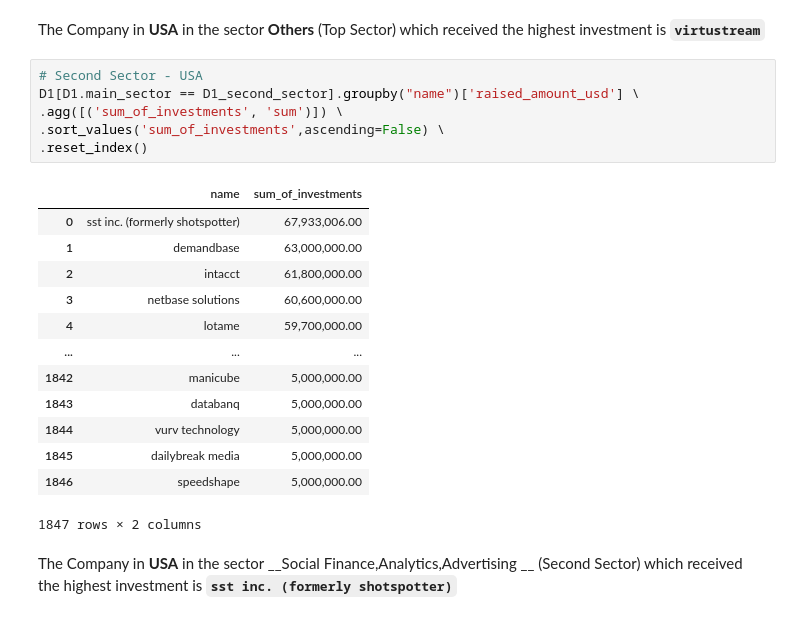
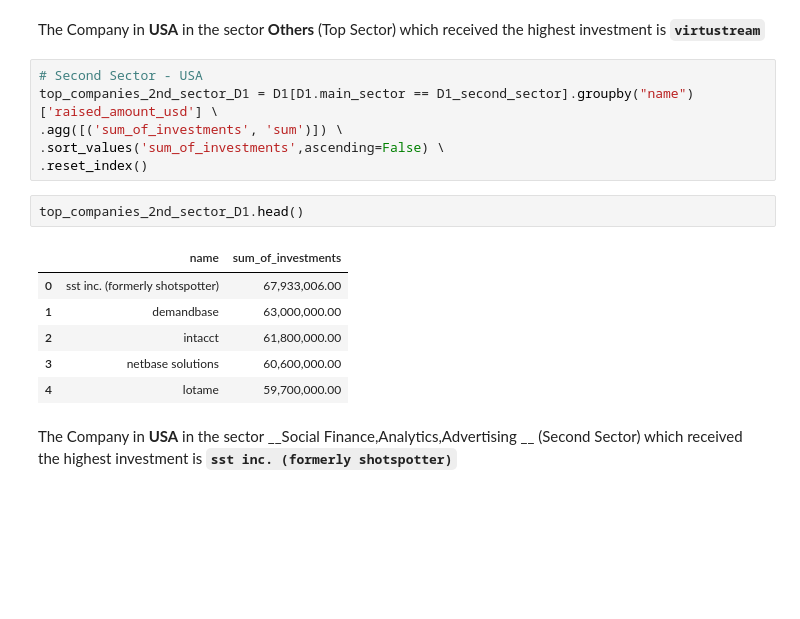
Before and after one commit to subhasisj/Upgrad-PGD-ML---AI, a Jupyter notebook: Assignments/Investment_Analysis_Assignment/Notebooks/Investment_analysis_assignment.ipynb, the cells around one changed output. Drawn from its saved outputs; the diff is of its cells as text; blank space fills up the shorter version.

```diff
--- a/Assignments/Investment_Analysis_Assignment/Notebooks/Investment_analysis_assignment.ipynb
+++ b/Assignments/Investment_Analysis_Assignment/Notebooks/Investment_analysis_assignment.ipynb
@@ -926,24 +903,19 @@ D1[D1.main_sector == D1_top_sector].groupby("name")['raised_amount_usd'] \
 The Company in __USA__ in the sector __Others__ (Top Sector)  which received the highest investment is __`virtustream`__
 # %%
 # Second Sector - USA
-D1[D1.main_sector == D1_second_sector].groupby("name")['raised_amount_usd'] \
+top_companies_2nd_sector_D1 = D1[D1.main_sector == D1_second_sector].groupby("name")['raised_amount_usd'] \
 .agg([('sum_of_investments', 'sum')]) \
 .sort_values('sum_of_investments',ascending=False) \
 .reset_index()
-# %% [output]
-|  | name | sum_of_investments |
-| 0 | sst inc. (formerly shotspotter) | 67,933,006.00 |
-| 1 | demandbase | 63,000,000.00 |
-| 2 | intacct | 61,800,000.00 |
-| 3 | netbase solutions | 60,600,000.00 |
-| 4 | lotame | 59,700,000.00 |
-| ... | ... | ... |
-| 1842 | manicube | 5,000,000.00 |
-| 1843 | databanq | 5,000,000.00 |
-| 1844 | vurv technology | 5,000,000.00 |
-| 1845 | dailybreak media | 5,000,000.00 |
-| 1846 | speedshape | 5,000,000.00 |
-1847 rows × 2 columns
+# %%
+top_companies_2nd_sector_D1.head()
+# %% [output]
+|  | name | sum_of_investments |
+| 0 | sst inc. (formerly shotspotter) | 67,933,006.00 |
+| 1 | demandbase | 63,000,000.00 |
+| 2 | intacct | 61,800,000.00 |
+| 3 | netbase solutions | 60,600,000.00 |
+| 4 | lotame | 59,700,000.00 |
 # %% [markdown]
 The Company in __USA__ in the sector __Social Finance,Analytics,Advertising
 __ (Second Sector)  which received the highest investment is __`sst inc. (formerly shotspotter)`__
```
Also changed, not shown: parts of 31 cells of this notebook, 1 other file.
